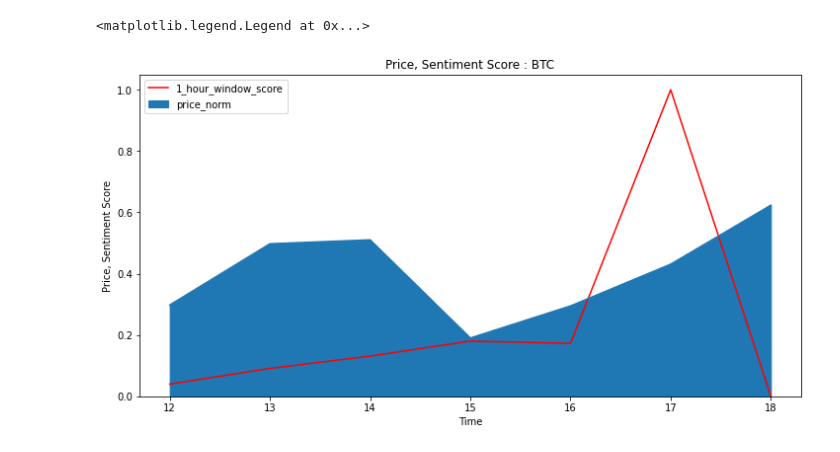
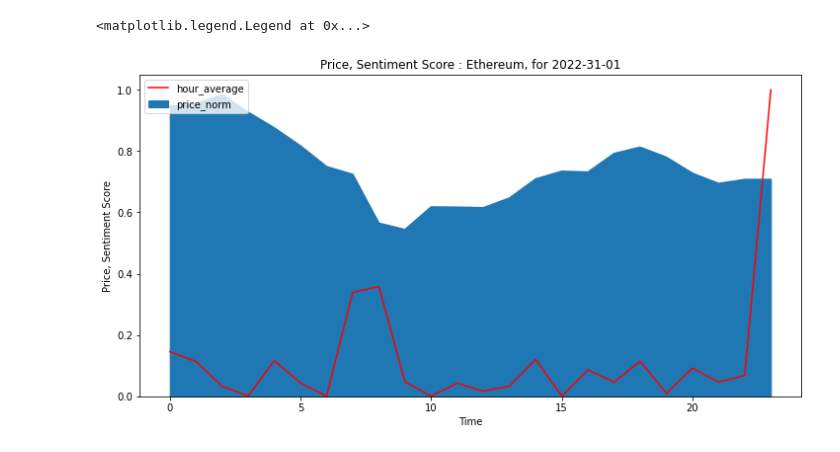
Before and after one commit to vishaljha2121/LiveCryptoSentiment, a Jupyter notebook: Notebooks/Comparision.ipynb, the cells around one changed output. Cells and saved outputs as stored; diff of their text form; code cells hidden in the pictures.

```diff
--- a/Notebooks/Comparision.ipynb
+++ b/Notebooks/Comparision.ipynb
@@ -78,5 +99,5 @@ sentiment_data.head()
 # %%
 ## Create a dataframe from snetiment_data with rows where the hour value of next row is plus 1
-sentiment_data_hourly = sentiment_data[sentiment_data['hour'] != sentiment_data['hour'].shift(-1)]
+sentiment_data_hourly = sentiment_data[sentiment_data['hour_average'] != sentiment_data['hour_average'].shift(-1)]
 sentiment_data_hourly.head()
 # %% [output]
@@ -111,6 +136,6 @@ def merge_data(sentiment_data_hourly, price_data):
     data = sentiment_data_hourly.merge(price_data, on='hour')
     return data
 
-data = merge_data(sentiment_data_hourly, price_data)
+data = merge_data(sentiment_data_hourly, price_data_hourly)
 data.head()
 # %% [output]
@@ -123,5 +148,5 @@ data.head()
 # %%
-data = data[['hour', '1_hour_window_score', 'price']]
+data = data[['hour','hour_average', '1_hour_window_score', 'price']]
 # %%
 len(data)
 # %% [output]
@@ -141,6 +169,7 @@ data[0:10]
 ## Function to normalize 1 hour window score to 0 to 1 and price to 0 to 1
 def normalize_data(data):
     data['1_hour_window_score'] = (data['1_hour_window_score'] - data['1_hour_window_score'].min()) / (data['1_hour_window_score'].max() - data['1_hour_window_score'].min())
+    data['hour_average'] = (data['hour_average'] - data['hour_average'].min()) / (data['hour_average'].max() - data['hour_average'].min())
     #data['price_change_delta'] = (data['price'] - data['price'].shift(1)) / data['price'].shift(1)
     return data
 
@@ -177,11 +206,11 @@ data.head()
 # %%
 ## Plot price, 1_hour_window_score with time where price is bar and 1_hour_window_score is line in the same plot
-ax = data[['hour', '1_hour_window_score']].plot(x='hour',color='red', figsize=(12,6))
+ax = data[['hour', 'hour_average']].plot(x='hour',color='red', figsize=(12,6))
 data[['hour', 'price_norm']].plot(x='hour', kind='area', figsize=(12,6), ax=ax)
 ax.set_xlabel('Time')
 ax.set_ylabel('Price, Sentiment Score')
-ax.set_title('Price, Sentiment Score : BTC')
+ax.set_title('Price, Sentiment Score : Ethereum, for 2022-31-01')
 ax.legend(loc='upper left')
 # %% [output]
 <matplotlib.legend.Legend at 0x...>
-[figure, old version]
+[figure, new version]
```
Also changed, not shown: parts of 21 cells of this notebook, 26 other files.
